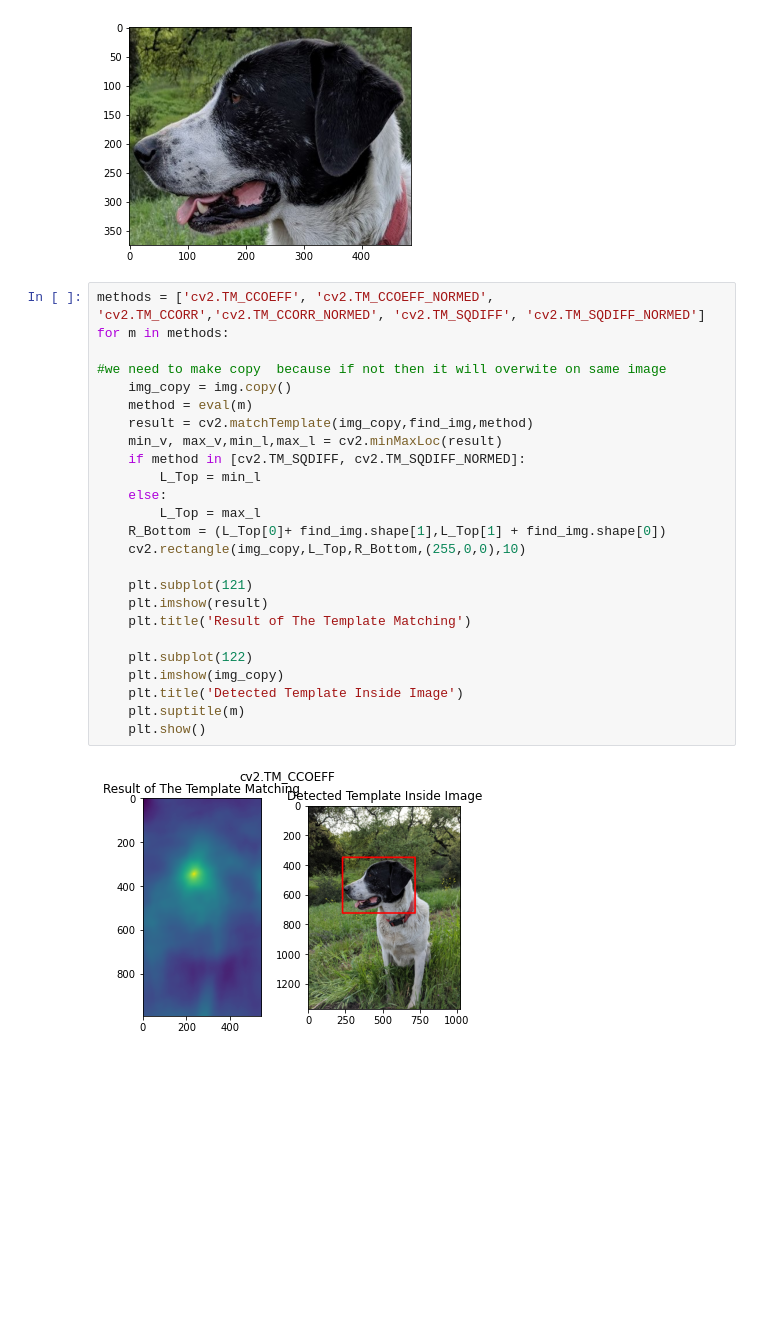
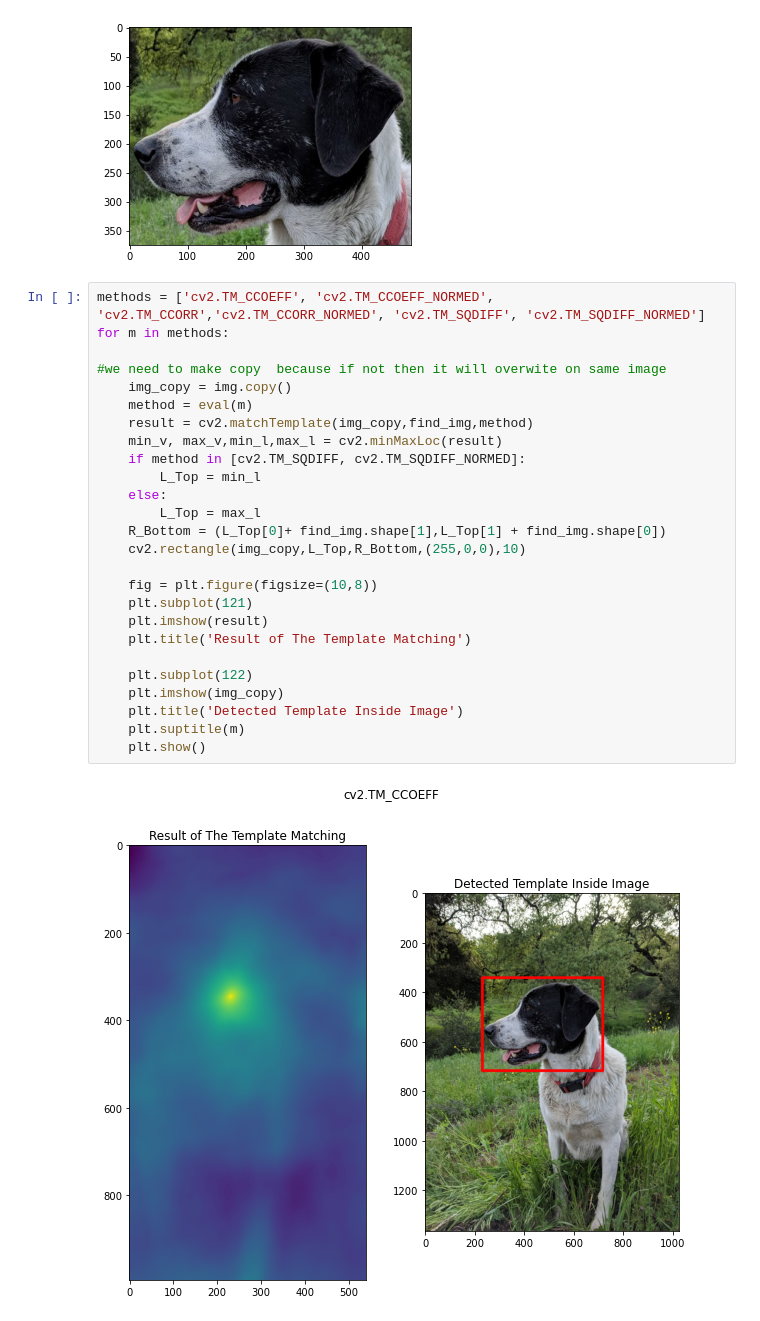
Before and after one commit to PrathameshDeshpande/OpenCV_Practice, a Jupyter notebook: Template_Matching.ipynb, the cells around one changed output. Drawn from its saved outputs; the diff is of its cells as text; blank space fills up the shorter version.

```diff
--- a/Template_Matching.ipynb
+++ b/Template_Matching.ipynb
@@ -21,27 +21,28 @@ Shape of  Mask is (375, 486, 3)
 # %%
 methods = ['cv2.TM_CCOEFF', 'cv2.TM_CCOEFF_NORMED', 'cv2.TM_CCORR','cv2.TM_CCORR_NORMED', 'cv2.TM_SQDIFF', 'cv2.TM_SQDIFF_NORMED']
 for m in methods:
 
 #we need to make copy  because if not then it will overwite on same image
     img_copy = img.copy()
     method = eval(m)
     result = cv2.matchTemplate(img_copy,find_img,method)
     min_v, max_v,min_l,max_l = cv2.minMaxLoc(result)
     if method in [cv2.TM_SQDIFF, cv2.TM_SQDIFF_NORMED]:
         L_Top = min_l
     else:
         L_Top = max_l
     R_Bottom = (L_Top[0]+ find_img.shape[1],L_Top[1] + find_img.shape[0])
     cv2.rectangle(img_copy,L_Top,R_Bottom,(255,0,0),10)
 
+    fig = plt.figure(figsize=(10,8))
     plt.subplot(121)
     plt.imshow(result)
     plt.title('Result of The Template Matching')
 
     plt.subplot(122)
     plt.imshow(img_copy)
     plt.title('Detected Template Inside Image')
     plt.suptitle(m)
     plt.show()
 # %% [output]
-[figure, old version]
+[figure, new version]
```
Also changed, not shown: parts of 1 cell of this notebook.
